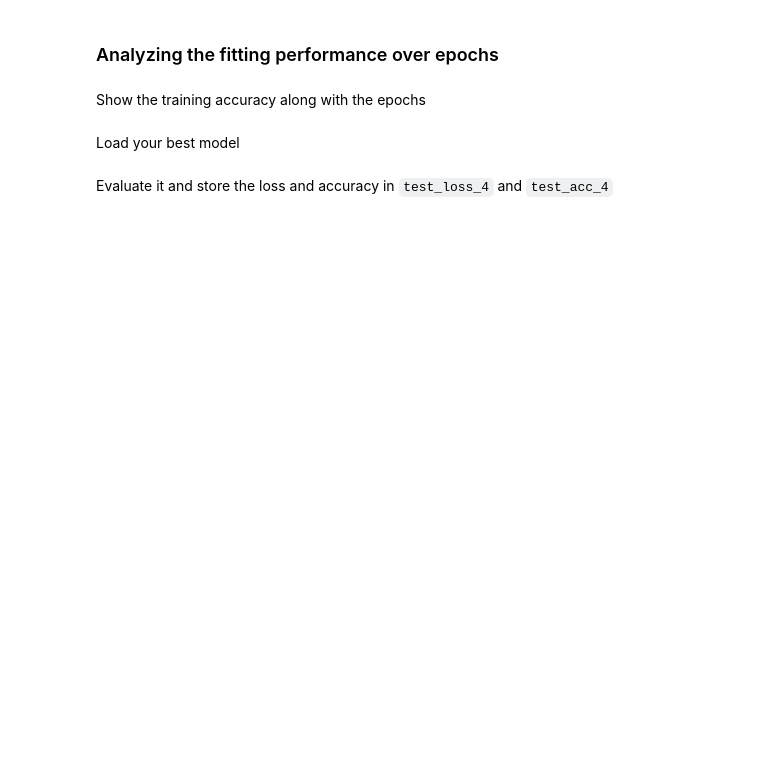
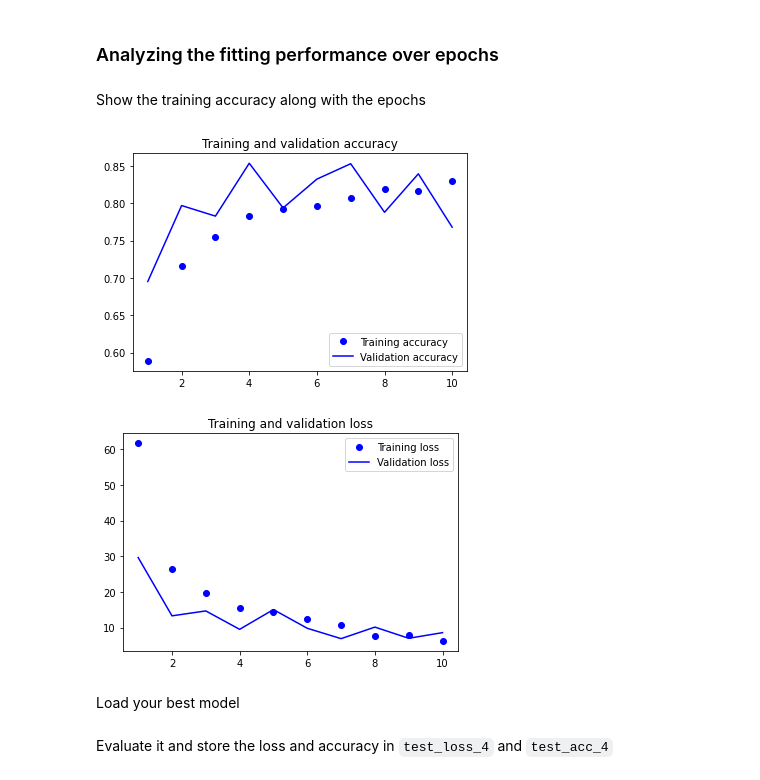
Before and after one commit to filipkalkan/EDAN95, a Jupyter notebook: lab_5/labs/3.0-flowers_cnn_students.ipynb, the cells around one changed output. Saved outputs shown, nothing was run; the diff lists cells and outputs as text; code cells hidden in the pictures; blank space fills up the shorter version.

```diff
--- a/lab_5/labs/3.0-flowers_cnn_students.ipynb
+++ b/lab_5/labs/3.0-flowers_cnn_students.ipynb
@@ -564,2 +727,13 @@ Create your model
+# %%
+
+inputs = keras.Input(shape=(180, 180, 3))
+x = data_augmentation(inputs)
+x = tf.keras.applications.inception_v3.preprocess_input(x)
+x = conv_base(x)
+x = layers.Flatten()(x)
+x = layers.Dense(256)(x)
+x = layers.Dropout(0.5)(x)
+outputs = layers.Dense(5, activation="softmax")(x)
+model = keras.Model(inputs, outputs)
 # %% [markdown]
 Compile it
@@ -568,2 +740,6 @@ Compile it
+# %%
+model.compile(loss="sparse_categorical_crossentropy",
+              optimizer="rmsprop",
+              metrics=["accuracy"])
 # %%
 model.summary()
@@ -574,2 +766,9 @@ Write a callback to save your best model
+# %%
+callbacks = [
+    keras.callbacks.ModelCheckpoint(
+        filepath="lab5-pretrained-augmented-2.keras",
+        save_best_only=True,
+        monitor="val_loss")
+]
 # %% [markdown]
 Fit the model
@@ -577,0 +775,6 @@ Fit the model
+# %%
+history_augmented_2 = model.fit(
+    train_dataset,
+    epochs=10,
+    validation_data=validation_dataset,
+    callbacks=callbacks)
@@ -584,2 +806,21 @@ Show the training accuracy along with the epochs
+# %%
+accuracy = history_augmented_2.history["accuracy"]
+val_accuracy = history_augmented_2.history["val_accuracy"]
+loss = history_augmented_2.history["loss"]
+val_loss = history_augmented_2.history["val_loss"]
+epochs = range(1, len(loss) + 1)
+plt.plot(epochs, accuracy, "bo", label="Training accuracy")
+plt.plot(epochs, val_accuracy, "b", label="Validation accuracy")
+plt.title("Training and validation accuracy")
+plt.legend()
+plt.figure()
+plt.plot(epochs, loss, "bo", label="Training loss")
+plt.plot(epochs, val_loss, "b", label="Validation loss")
+plt.title("Training and validation loss")
+plt.legend()
+plt.show()
+# %% [output]
+[figure, added]
+[figure, added]
 # %% [markdown]
 Load your best model
```
Also changed, not shown: parts of 58 cells of this notebook.
